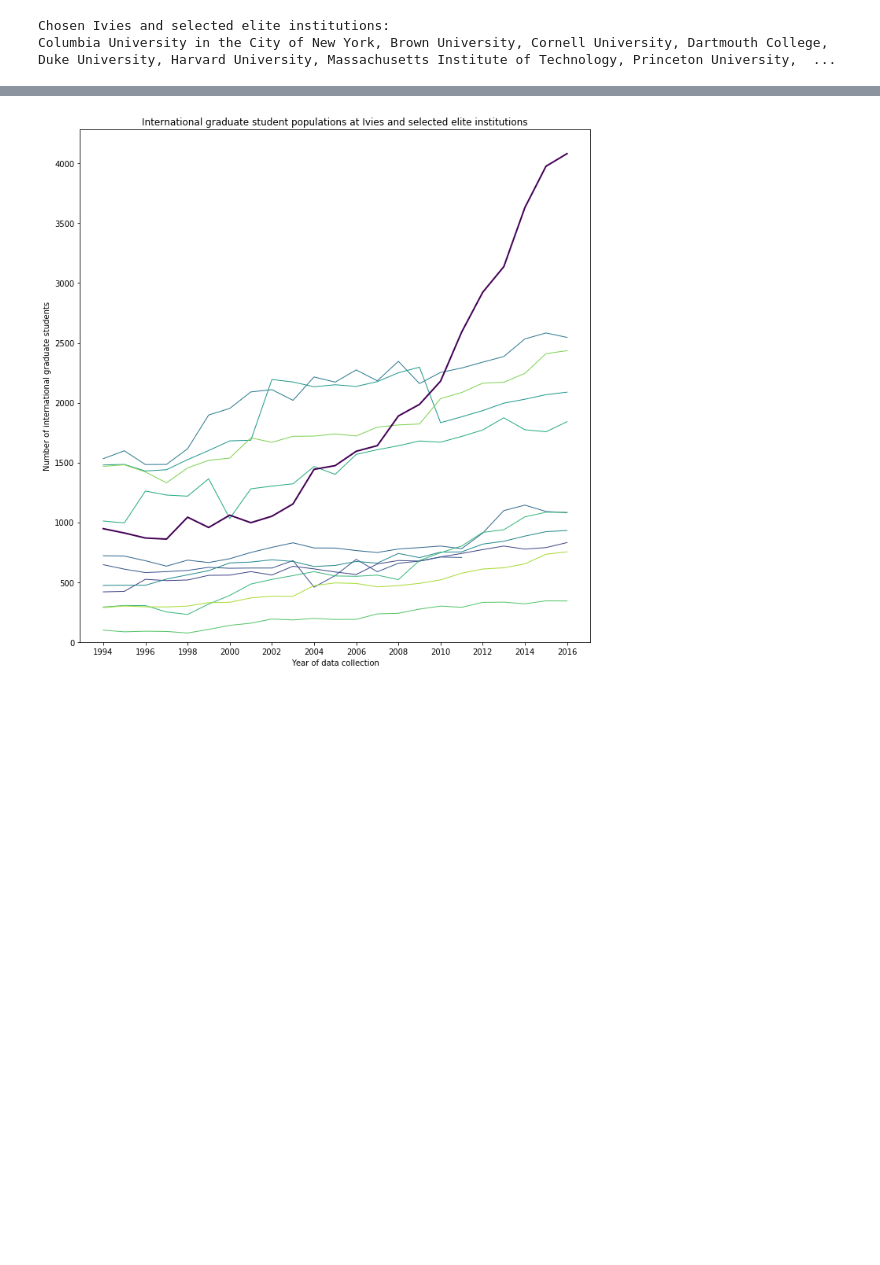
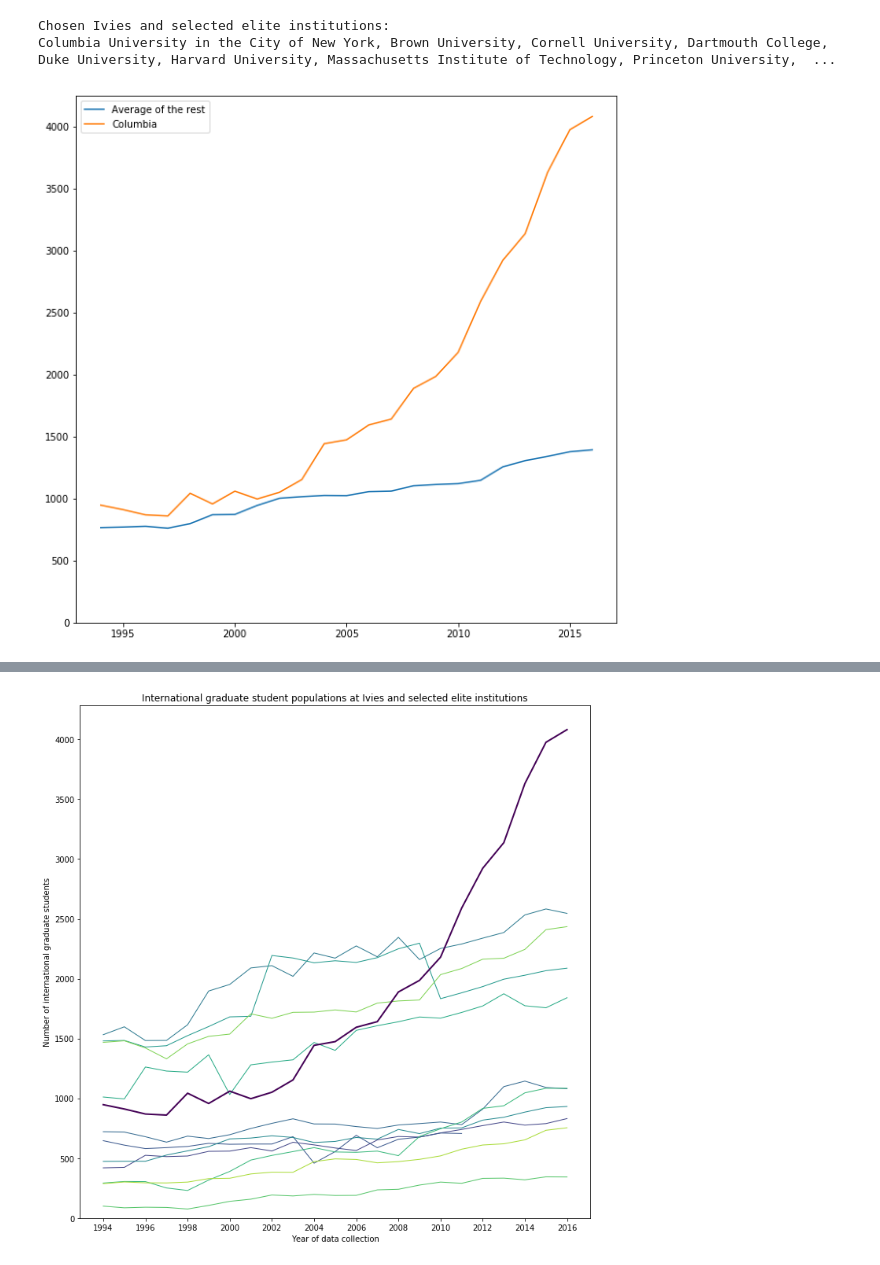
Before and after one commit to graphicsdesk/international-students, a Jupyter notebook: notebooks/gss-elite.ipynb, the cells around one changed output, grey strips where cells are left out. Saved outputs shown, nothing was run; the diff lists cells and outputs as text; code cells hidden in the pictures; blank space fills up the shorter version.

Commit message:
finally got averages right

```diff
--- a/notebooks/gss-elite.ipynb
+++ b/notebooks/gss-elite.ipynb
@@ -59,6 +59,40 @@ for _, row in df.iterrows():
     d[ row['Year'] ][ row['Institution Name'] ] = row['Count']
 # %%
 standout = 'Columbia University in the City of New York'
+# %%
+# Calculating average and Columbia percent changes for chart annotations
+
+columbiaCounts = None
+aggCounts = []
+
+for school in elites:
+    counts = [d[year].get(school, None) for year in years]
+    if school == standout:
+        columbiaCounts = counts
+    else:
+        aggCounts.append(counts)
+
+def getAverage(matrix, colNum):
+    total = 0
+    count = 0
+    for row in matrix:
+        if row[colNum] is not None:
+            total += row[colNum]
+            count += 1
+    return total / count
+
+avgCounts = [getAverage(aggCounts, year - min(years)) for year in years]
+
+plt.figure(figsize=(10, 10))
+
+plt.plot(years, avgCounts, label='Average of the rest')
+plt.plot(years, columbiaCounts, label='Columbia')
+plt.ylim(bottom=0)
+
+plt.legend()
+plt.savefig('average-elites.pdf', transparent=True)
+# %% [output]
+[figure, added]
 # %%
 viridisBig = cm.get_cmap('viridis', 512)
 newcmp = ListedColormap(viridisBig(np.linspace(0.2, 1, 256)))
```
Also changed, not shown: parts of 2 cells of this notebook, 1 other file.
